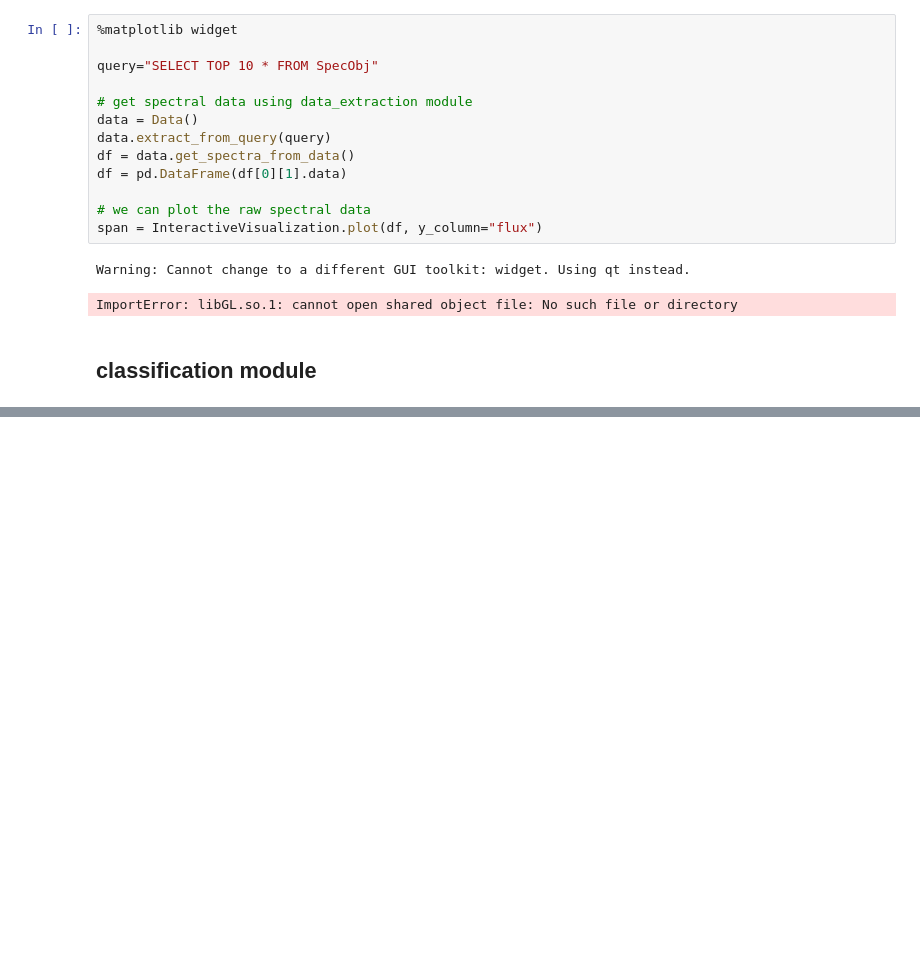
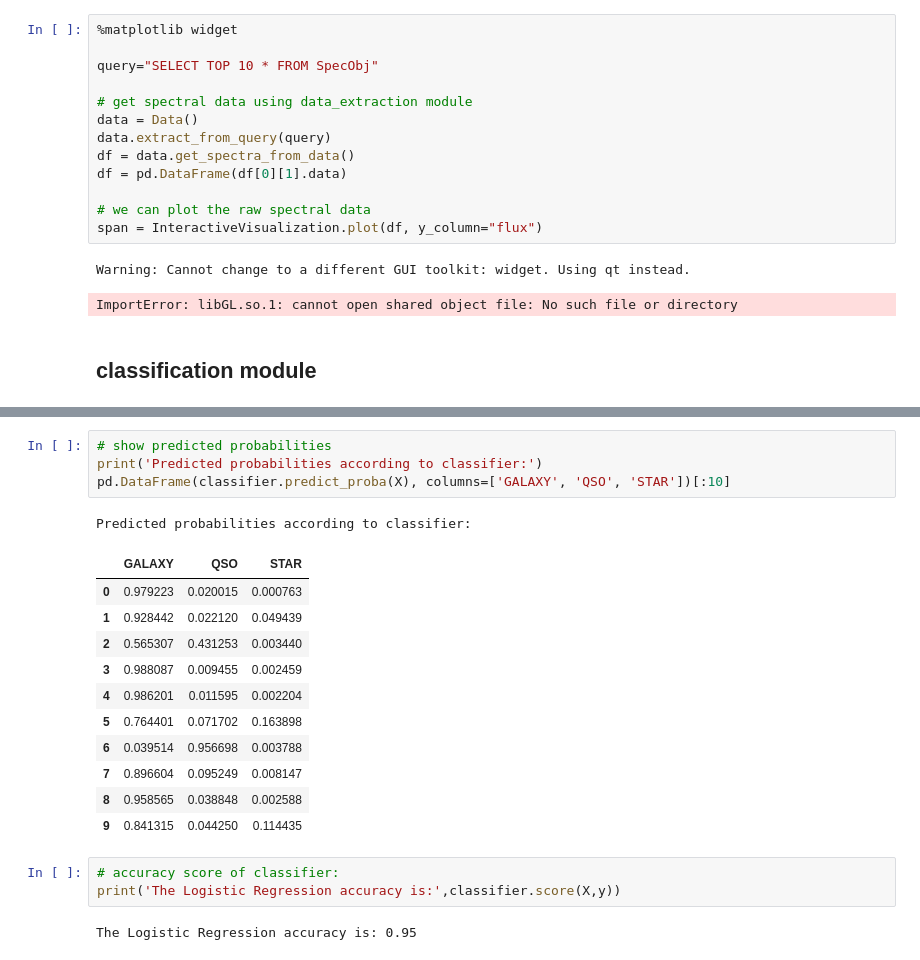
Before and after one commit to glo-umutoni/galaxy-project, a Jupyter notebook: docs/demo.ipynb, the cells around one changed output, grey strips where cells are left out. Cells and saved outputs as stored; diff of their text form; blank space fills up the shorter version.

```diff
--- a/docs/demo.ipynb
+++ b/docs/demo.ipynb
@@ -364,0 +411,22 @@ ImportError: libGL.so.1: cannot open shared object file: No such file or directo
+# %%
+# show predicted probabilities
+print('Predicted probabilities according to classifier:')
+pd.DataFrame(classifier.predict_proba(X), columns=['GALAXY', 'QSO', 'STAR'])[:10]
+# %% [output]
+Predicted probabilities according to classifier:
+|  | GALAXY | QSO | STAR |
+| 0 | 0.979223 | 0.020015 | 0.000763 |
+| 1 | 0.928442 | 0.022120 | 0.049439 |
+| 2 | 0.565307 | 0.431253 | 0.003440 |
+| 3 | 0.988087 | 0.009455 | 0.002459 |
+| 4 | 0.986201 | 0.011595 | 0.002204 |
+| 5 | 0.764401 | 0.071702 | 0.163898 |
+| 6 | 0.039514 | 0.956698 | 0.003788 |
+| 7 | 0.896604 | 0.095249 | 0.008147 |
+| 8 | 0.958565 | 0.038848 | 0.002588 |
+| 9 | 0.841315 | 0.044250 | 0.114435 |
+# %%
+# accuracy score of classifier:
+print('The Logistic Regression accuracy is:',classifier.score(X,y))
+# %% [output]
+The Logistic Regression accuracy is: 0.95
```
Also changed, not shown: parts of 7 cells of this notebook.
